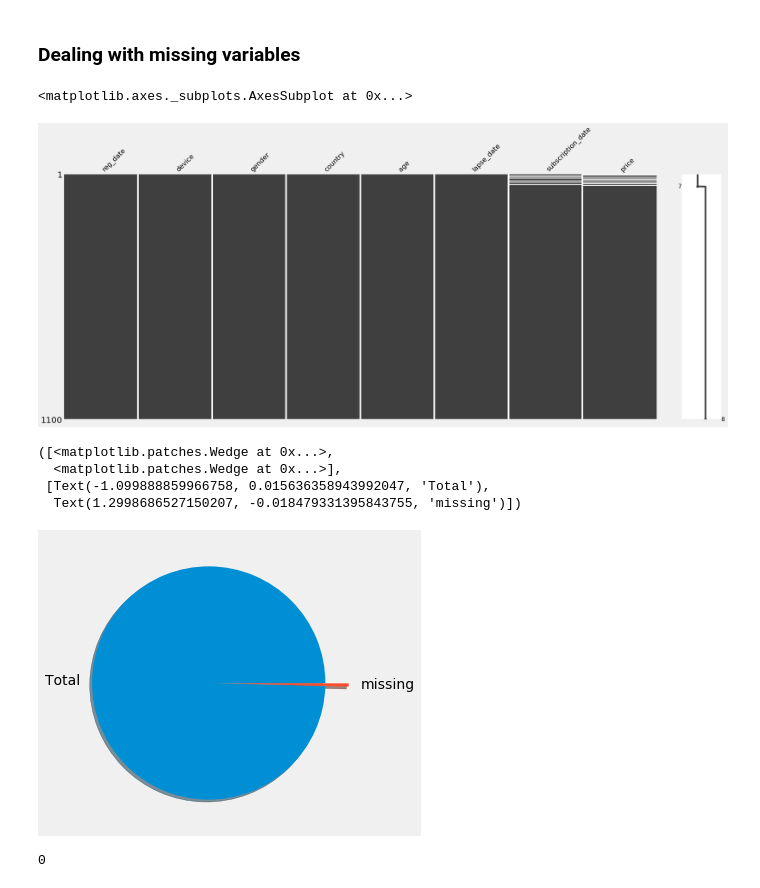
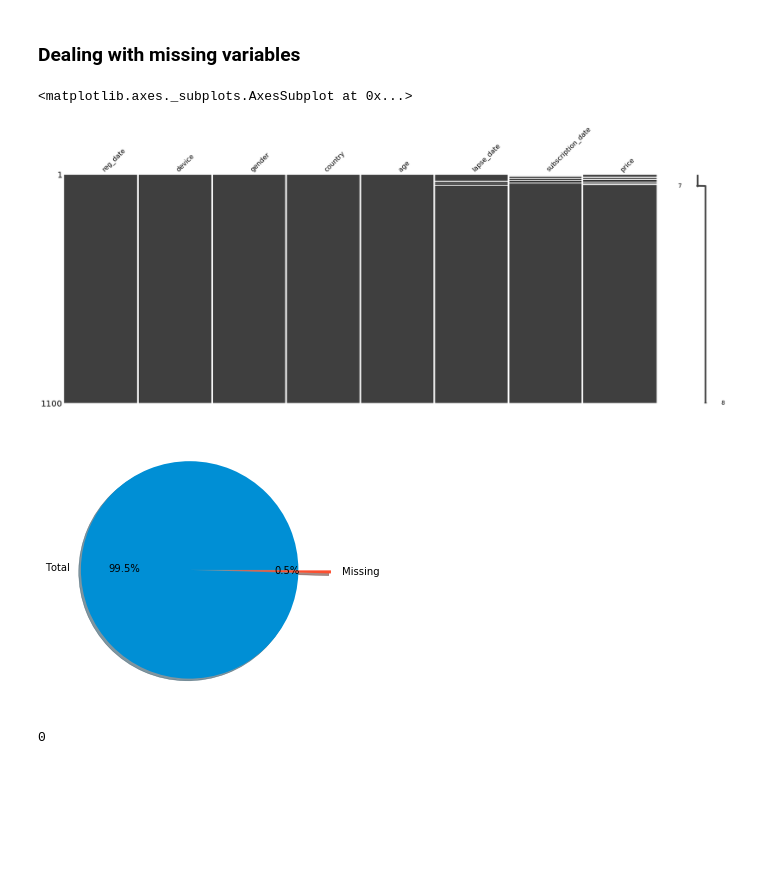
Before and after one commit to mohammadhamzehloui/DS-Notebooks, a Jupyter notebook: A_B_testing/A-B-Testing.ipynb, the cells around one changed output. Saved outputs shown, nothing was run; the diff lists cells and outputs as text; code cells hidden in the pictures; blank space fills up the shorter version.

```diff
--- a/A_B_testing/A-B-Testing.ipynb
+++ b/A_B_testing/A-B-Testing.ipynb
@@ -15,38 +15,32 @@ plt.style.use('fivethirtyeight')
 #Reading only the dates and discarding the time
 dateparse = lambda x: pd.datetime.strptime(x[:10],'%Y-%m-%d')
 customer_demographics = pd.read_csv("https://assets.datacamp.com/production/repositories/1646/datasets/01054025eb094ac1086edf8d206b313b84d911c5/user_demographics_paywall.csv" \
-                                 ,parse_dates=['reg_date'], date_parser=dateparse)
-
-
+                                 ,parse_dates=['reg_date'])
+#                                   ,parse_dates=['reg_date'], date_parser=dateparse)
 
 #Creating the customer subscription data-set
-def random_dates(start, end, n, unit='D', seed=None):
-    if not seed:
-        np.random.seed(0)
+def random_dates(start, end, n=10):
 
-    ndays = (end - start).days + 1
-    return pd.to_timedelta(np.random.rand(n) * ndays, unit=unit) + start
+    start_u = start.value//10**9
+    end_u = end.value//10**9
+
+    return pd.to_datetime(np.random.randint(start_u, end_u, n), unit='s')
 
 start = pd.to_datetime(customer_demographics.reg_date.min())
 end = pd.to_datetime(customer_demographics.reg_date.max())
 
-data ={
+customer_subscriptions = pd.DataFrame({
  "uid" : customer_demographics.uid,
  "lapse_date":random_dates(start,end,customer_demographics.shape[0]),
  "subscription_date":random_dates(start + timedelta(2),end, customer_demographics.shape[0]),
  "price":list(np.random.randint(400,500,customer_demographics.shape[0]))
- }
-customer_subscriptions = pd.DataFrame(data)
-customer_subscriptions[['lapse_date','subscription_date']] = customer_subscriptions[['lapse_date','subscription_date']].apply(lambda x: x.dt.strftime("%Y-%m-%d"))
-customer_subscriptions.set_index('uid', inplace = True)
-
-
+ })
 
 
 #creating random null values
 index = customer_subscriptions.sample(frac=0.05, random_state=1).index
 for i in index:
-    customer_subscriptions.iloc[index.get_loc(i),np.random.randint(1,3)] = np.nan
+    customer_subscriptions.iloc[index.get_loc(i),np.random.randint(1,4)] = np.nan
 
 #Merging the two datasets
 demo_agg = customer_demographics.merge(customer_subscriptions, how='inner', on=['uid'])
@@ -123,19 +117,16 @@ a = demo_agg.isnull()
 msno.matrix(demo_agg)
 # %% [output]
 <matplotlib.axes._subplots.AxesSubplot at 0x...>
-[figure, old version]
+[figure, new version]
 # %%
 #The percentage of missing values to the total is 5% so it is alright to drop it.
 percentage_of_missing_values=demo_agg.isnull().sum().sum() / demo_agg.shape[0] *100
 demo_agg.shape[0]
-f,xa = plt.subplots(figsize=(5,5))
-plt.pie([demo_agg.shape[0],percentage_of_missing_values], labels=['Total','missing'],explode=(0,0.2),shadow=True)
+f1,ax1 = plt.subplots(figsize=(5,5))
+ax1.pie([demo_agg.shape[0],percentage_of_missing_values], labels=['Total','Missing'],explode=(0,0.3),shadow=True,autopct='%1.1f%%')
+plt.show()
 # %% [output]
-([<matplotlib.patches.Wedge at 0x...>,
-  <matplotlib.patches.Wedge at 0x...>],
- [Text(-1.099888859966758, 0.015636358943992047, 'Total'),
-  Text(1.2998686527150207, -0.018479331395843755, 'missing')])
-[figure, old version]
+[figure, new version]
 # %%
 #Dropping all of the null values
 demo_agg=demo_agg.dropna()
```
Also changed, not shown: parts of 13 cells of this notebook, 5 other files.
